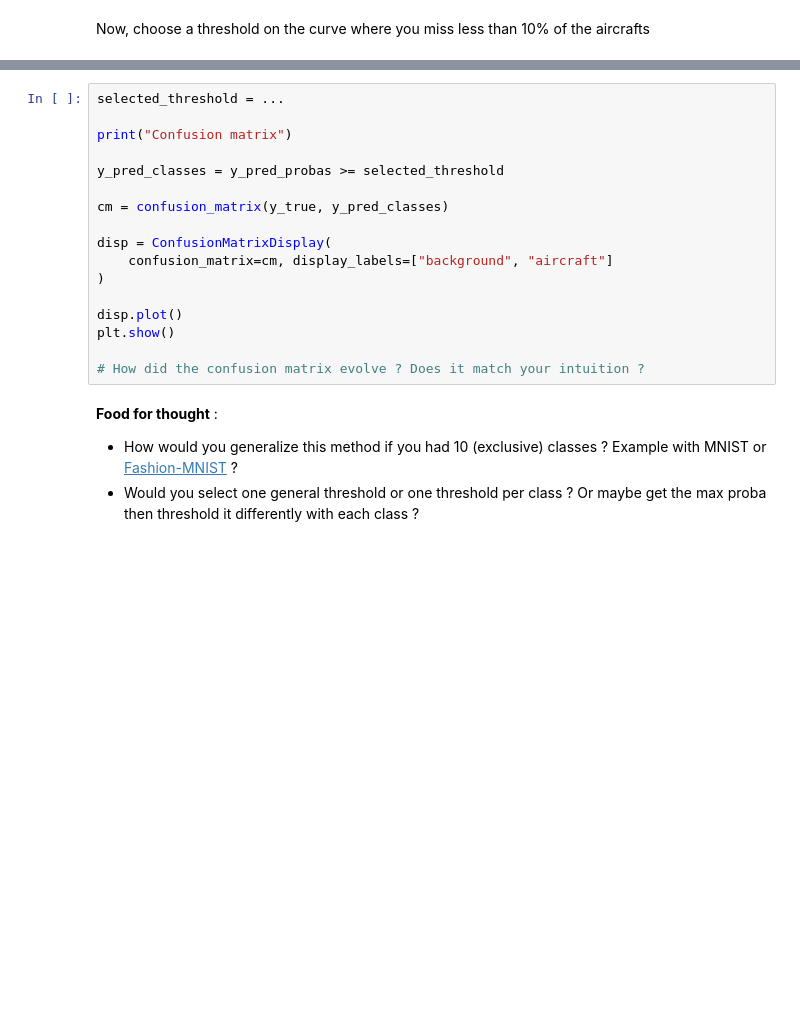
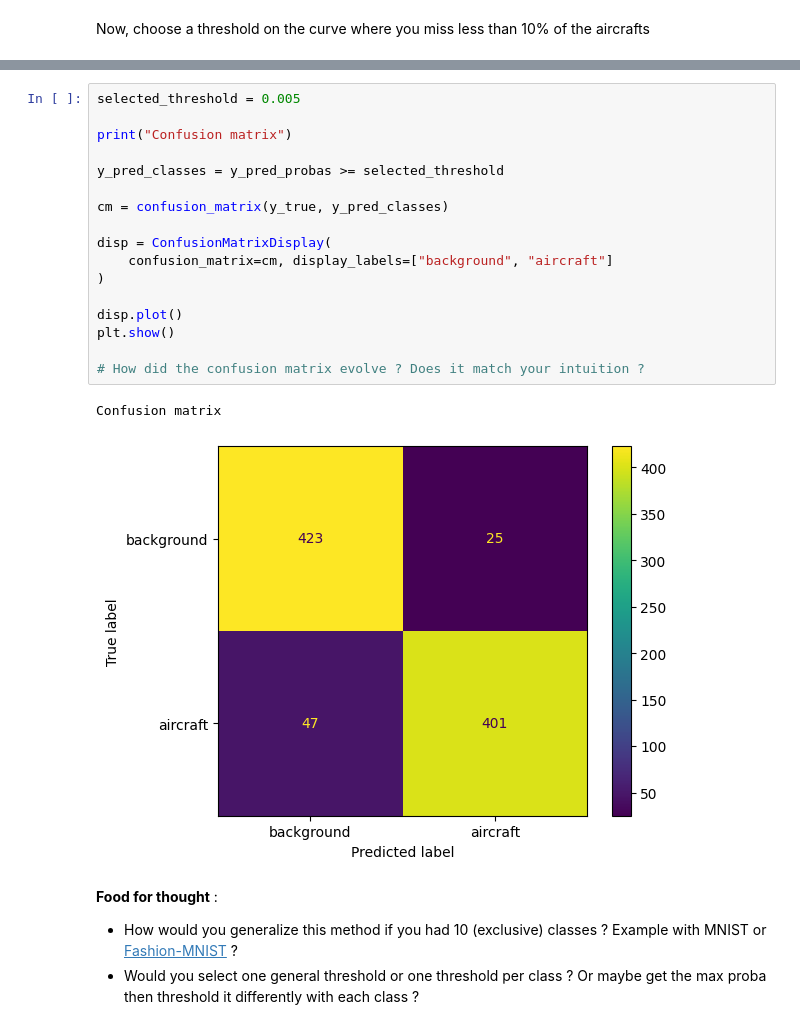
Before and after one commit to Strato31/deep-learning, a Jupyter notebook: vision/1_hands_on.ipynb, the cells around one changed output, grey strips where cells are left out. Cells and saved outputs as stored; diff of their text form; blank space fills up the shorter version.

```diff
--- a/vision/1_hands_on.ipynb
+++ b/vision/1_hands_on.ipynb
@@ -1154,20 +1272,23 @@ Now, choose a threshold on the curve where you miss less than 10% of the aircraf
 # %%
-selected_threshold = ...
+selected_threshold = 0.005
 
 print("Confusion matrix")
 
 y_pred_classes = y_pred_probas >= selected_threshold
 
 cm = confusion_matrix(y_true, y_pred_classes)
 
 disp = ConfusionMatrixDisplay(
     confusion_matrix=cm, display_labels=["background", "aircraft"]
 )
 
 disp.plot()
 plt.show()
 
 # How did the confusion matrix evolve ? Does it match your intuition ?
+# %% [output]
+Confusion matrix
+[figure, added]
 # %% [markdown]
 **Food for thought** :
 - How would you generalize this method if you had 10 (exclusive) classes ? Example with MNIST or [Fashion-MNIST](https://github.com/zalandoresearch/fashion-mnist) ?
```
Also changed, not shown: parts of 21 cells of this notebook.
